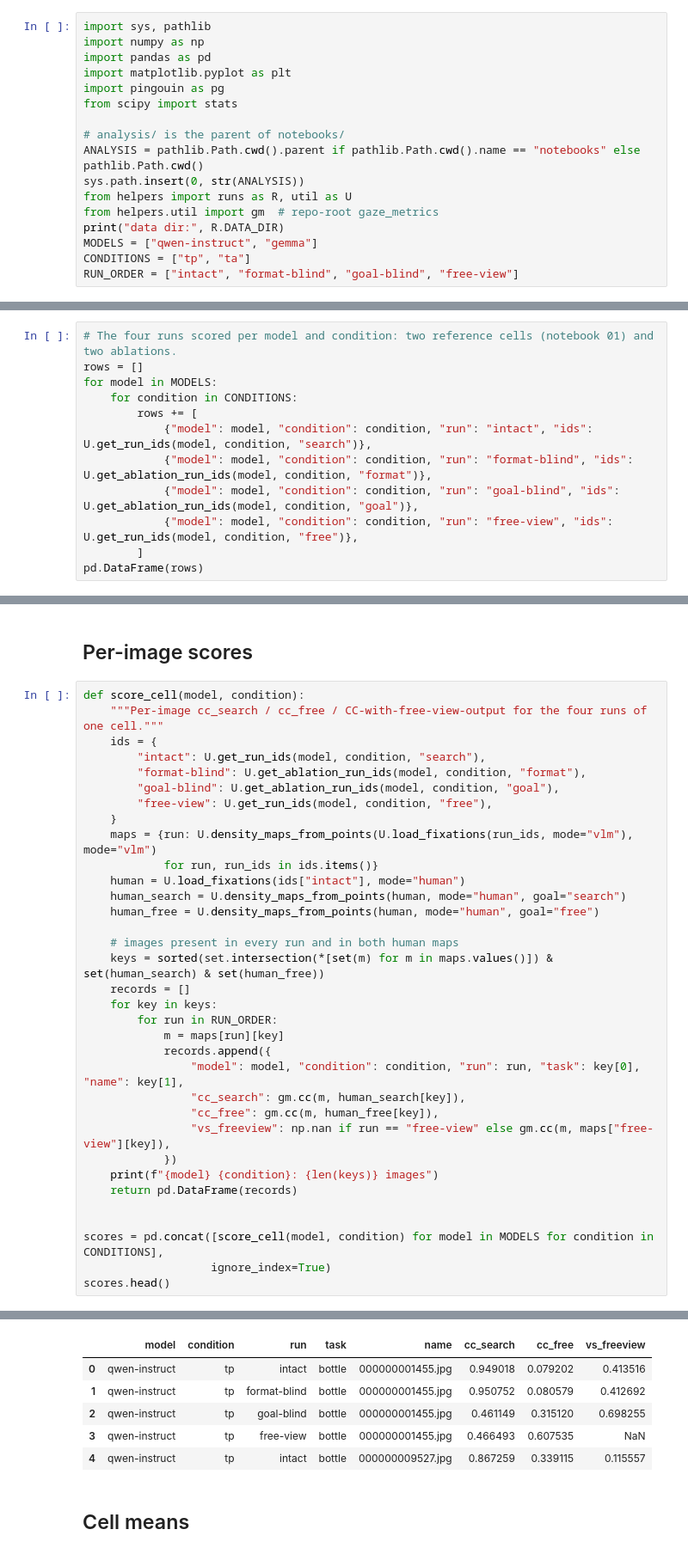
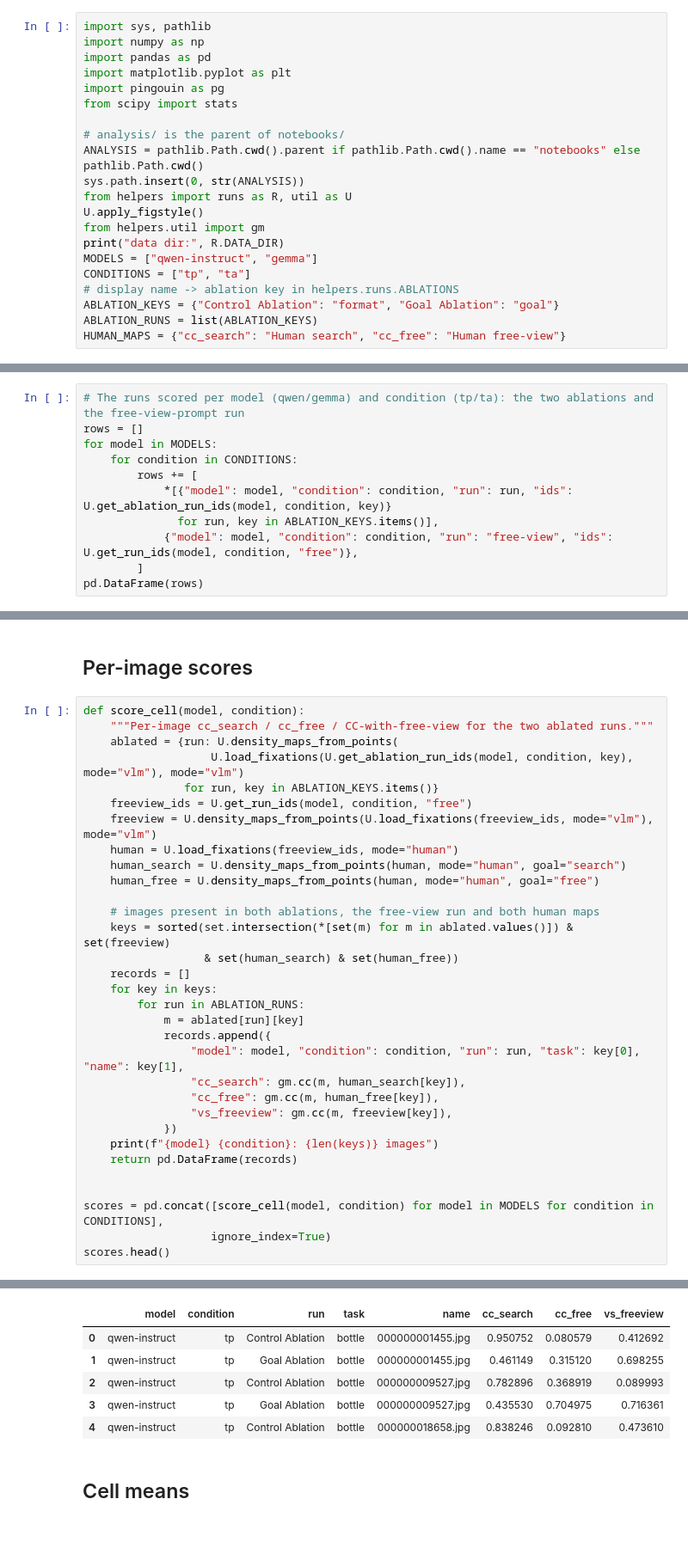
Before and after one commit to HanZhang-psych/VLM-goal-directed-attention, a Jupyter notebook: analysis/notebooks/02_goal_vs_format_ablation.ipynb, the cells around one changed output, grey strips where cells are left out. Shown at 86% size. Drawn from its saved outputs; the diff is of its cells as text.

```diff
--- a/analysis/notebooks/02_goal_vs_format_ablation.ipynb
+++ b/analysis/notebooks/02_goal_vs_format_ablation.ipynb
@@ -29,9 +27,13 @@ from scipy import stats
 ANALYSIS = pathlib.Path.cwd().parent if pathlib.Path.cwd().name == "notebooks" else pathlib.Path.cwd()
 sys.path.insert(0, str(ANALYSIS))
 from helpers import runs as R, util as U
-from helpers.util import gm  # repo-root gaze_metrics
+U.apply_figstyle()
+from helpers.util import gm
 print("data dir:", R.DATA_DIR)
 MODELS = ["qwen-instruct", "gemma"]
 CONDITIONS = ["tp", "ta"]
-RUN_ORDER = ["intact", "format-blind", "goal-blind", "free-view"]
+# display name -> ablation key in helpers.runs.ABLATIONS
+ABLATION_KEYS = {"Control Ablation": "format", "Goal Ablation": "goal"}
+ABLATION_RUNS = list(ABLATION_KEYS)
+HUMAN_MAPS = {"cc_search": "Human search", "cc_free": "Human free-view"}
 # %% [output]
@@ -39,14 +41,13 @@ data dir: /Users/hanzh/Documents/Github/VLM-gaze/analysis/data
 # %% [markdown]
 ## Runs
 # %%
-# The four runs scored per model and condition: two reference cells (notebook 01) and two ablations.
+# The runs scored per model (qwen/gemma) and condition (tp/ta): the two ablations and the free-view-prompt run
 rows = []
 for model in MODELS:
     for condition in CONDITIONS:
         rows += [
-            {"model": model, "condition": condition, "run": "intact", "ids": U.get_run_ids(model, condition, "search")},
-            {"model": model, "condition": condition, "run": "format-blind", "ids": U.get_ablation_run_ids(model, condition, "format")},
-            {"model": model, "condition": condition, "run": "goal-blind", "ids": U.get_ablation_run_ids(model, condition, "goal")},
+            *[{"model": model, "condition": condition, "run": run, "ids": U.get_ablation_run_ids(model, condition, key)}
+              for run, key in ABLATION_KEYS.items()],
             {"model": model, "condition": condition, "run": "free-view", "ids": U.get_run_ids(model, condition, "free")},
         ]
 pd.DataFrame(rows)
@@ -72,30 +69,28 @@ pd.DataFrame(rows)
 ## Per-image scores
 # %%
 def score_cell(model, condition):
-    """Per-image cc_search / cc_free / CC-with-free-view-output for the four runs of one cell."""
-    ids = {
-        "intact": U.get_run_ids(model, condition, "search"),
-        "format-blind": U.get_ablation_run_ids(model, condition, "format"),
-        "goal-blind": U.get_ablation_run_ids(model, condition, "goal"),
-        "free-view": U.get_run_ids(model, condition, "free"),
-    }
-    maps = {run: U.density_maps_from_points(U.load_fixations(run_ids, mode="vlm"), mode="vlm")
-            for run, run_ids in ids.items()}
-    human = U.load_fixations(ids["intact"], mode="human")
+    """Per-image cc_search / cc_free / CC-with-free-view for the two ablated runs."""
+    ablated = {run: U.density_maps_from_points(
+                   U.load_fixations(U.get_ablation_run_ids(model, condition, key), mode="vlm"), mode="vlm")
+               for run, key in ABLATION_KEYS.items()}
+    freeview_ids = U.get_run_ids(model, condition, "free")
+    freeview = U.density_maps_from_points(U.load_fixations(freeview_ids, mode="vlm"), mode="vlm")
+    human = U.load_fixations(freeview_ids, mode="human")
     human_search = U.density_maps_from_points(human, mode="human", goal="search")
     human_free = U.density_maps_from_points(human, mode="human", goal="free")
 
-    # images present in every run and in both human maps
-    keys = sorted(set.intersection(*[set(m) for m in maps.values()]) & set(human_search) & set(human_free))
+    # images present in both ablations, the free-view run and both human maps
+    keys = sorted(set.intersection(*[set(m) for m in ablated.values()]) & set(freeview)
+                  & set(human_search) & set(human_free))
     records = []
     for key in keys:
-        for run in RUN_ORDER:
-            m = maps[run][key]
+        for run in ABLATION_RUNS:
+            m = ablated[run][key]
             records.append({
                 "model": model, "condition": condition, "run": run, "task": key[0], "name": key[1],
                 "cc_search": gm.cc(m, human_search[key]),
                 "cc_free": gm.cc(m, human_free[key]),
-                "vs_freeview": np.nan if run == "free-view" else gm.cc(m, maps["free-view"][key]),
+                "vs_freeview": gm.cc(m, freeview[key]),
             })
     print(f"{model} {condition}: {len(keys)} images")
     return pd.DataFrame(records)
@@ -112,9 +107,9 @@ gemma ta: 2329 images
 |  | model | condition | run | task | name | cc_search | cc_free | vs_freeview |
-| 0 | qwen-instruct | tp | intact | bottle | 000000001455.jpg | 0.949018 | 0.079202 | 0.413516 |
-| 1 | qwen-instruct | tp | format-blind | bottle | 000000001455.jpg | 0.950752 | 0.080579 | 0.412692 |
-| 2 | qwen-instruct | tp | goal-blind | bottle | 000000001455.jpg | 0.461149 | 0.315120 | 0.698255 |
-| 3 | qwen-instruct | tp | free-view | bottle | 000000001455.jpg | 0.466493 | 0.607535 | NaN |
-| 4 | qwen-instruct | tp | intact | bottle | 000000009527.jpg | 0.867259 | 0.339115 | 0.115557 |
+| 0 | qwen-instruct | tp | Control Ablation | bottle | 000000001455.jpg | 0.950752 | 0.080579 | 0.412692 |
+| 1 | qwen-instruct | tp | Goal Ablation | bottle | 000000001455.jpg | 0.461149 | 0.315120 | 0.698255 |
+| 2 | qwen-instruct | tp | Control Ablation | bottle | 000000009527.jpg | 0.782896 | 0.368919 | 0.089993 |
+| 3 | qwen-instruct | tp | Goal Ablation | bottle | 000000009527.jpg | 0.435530 | 0.704975 | 0.716361 |
+| 4 | qwen-instruct | tp | Control Ablation | bottle | 000000018658.jpg | 0.838246 | 0.092810 | 0.473610 |
 # %% [markdown]
 ## Cell means
 # %%
```
Also changed, not shown: parts of 14 cells of this notebook, 3 other files.
